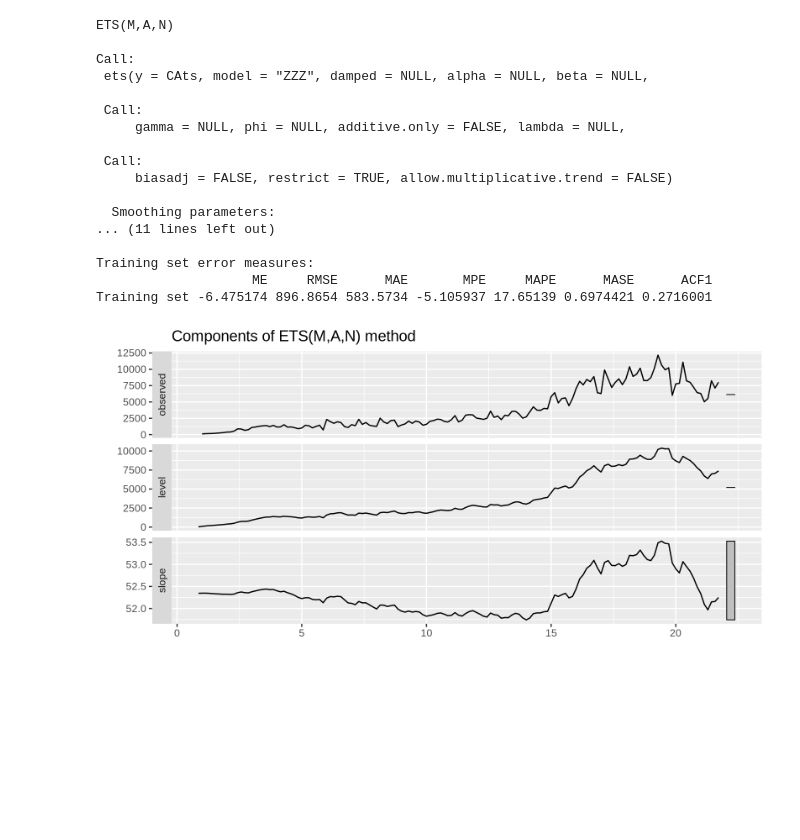
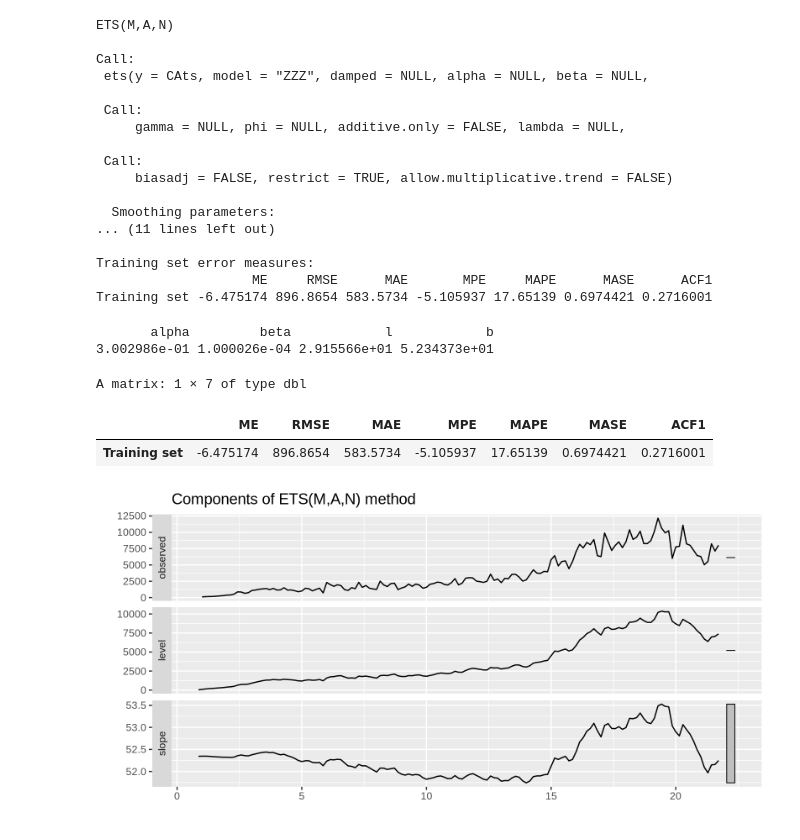
Before and after one commit to fastcyclist/TS_ETS, a Jupyter notebook: TimeSeries_ETS_Model_R.ipynb, the cells around one changed output. Saved outputs shown, nothing was run; the diff lists cells and outputs as text; code cells hidden in the pictures; blank space fills up the shorter version.

```diff
--- a/TimeSeries_ETS_Model_R.ipynb
+++ b/TimeSeries_ETS_Model_R.ipynb
@@ -213,3 +233,12 @@ Training set -6.475174 896.8654 583.5734 -5.105937 17.65139 0.6974421 0.2716001
+# %%
+coef(fit)
+accuracy(fit)
+# %% [output]
+       alpha         beta            l            b
+3.002986e-01 1.000026e-04 2.915566e+01 5.234373e+01
+A matrix: 1 × 7 of type dbl
+|  | ME | RMSE | MAE | MPE | MAPE | MASE | ACF1 |
+| Training set | -6.475174 | 896.8654 | 583.5734 | -5.105937 | 17.65139 | 0.6974421 | 0.2716001 |
 # %%
 autoplot(fit)
 # %% [output]
```
Also changed, not shown: parts of 1 cell of this notebook.
